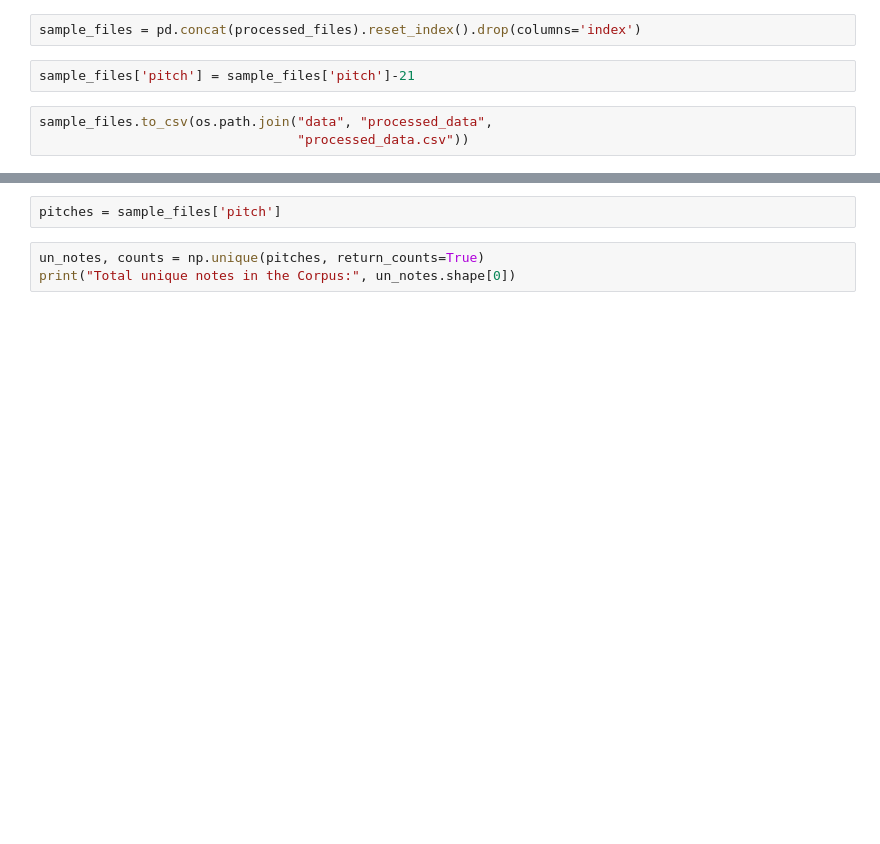
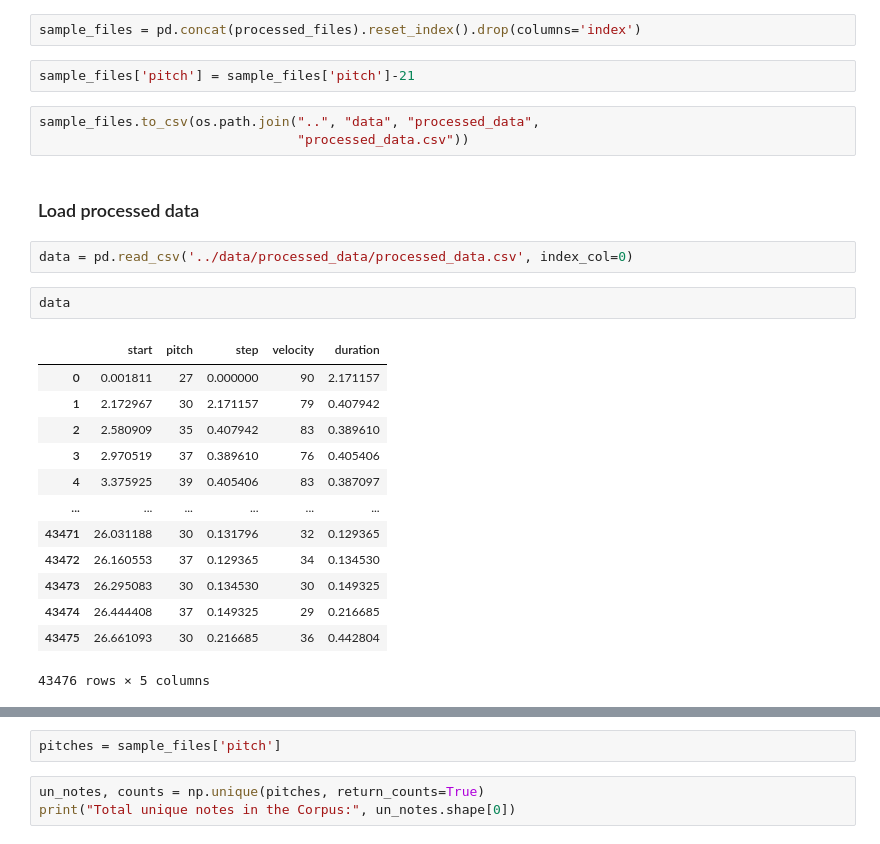
Before and after one commit to Karlobyo/composer_electronifire, a Jupyter notebook: notebooks/multivariate_model.ipynb, the cells around one changed output, grey strips where cells are left out. Cells and saved outputs as stored; diff of their text form; blank space fills up the shorter version.

```diff
--- a/notebooks/multivariate_model.ipynb
+++ b/notebooks/multivariate_model.ipynb
@@ -107,6 +96,26 @@ sample_files = pd.concat(processed_files).reset_index().drop(columns='index')
 # %%
 sample_files['pitch'] = sample_files['pitch']-21
 # %%
-sample_files.to_csv(os.path.join("data", "processed_data",
+sample_files.to_csv(os.path.join("..", "data", "processed_data",
                                  "processed_data.csv"))
+# %% [markdown]
+### Load processed data
+# %%
+data = pd.read_csv('../data/processed_data/processed_data.csv', index_col=0)
+# %%
+data
+# %% [output]
+|  | start | pitch | step | velocity | duration |
+| 0 | 0.001811 | 27 | 0.000000 | 90 | 2.171157 |
+| 1 | 2.172967 | 30 | 2.171157 | 79 | 0.407942 |
+| 2 | 2.580909 | 35 | 0.407942 | 83 | 0.389610 |
+| 3 | 2.970519 | 37 | 0.389610 | 76 | 0.405406 |
+| 4 | 3.375925 | 39 | 0.405406 | 83 | 0.387097 |
+| ... | ... | ... | ... | ... | ... |
+| 43471 | 26.031188 | 30 | 0.131796 | 32 | 0.129365 |
+| 43472 | 26.160553 | 37 | 0.129365 | 34 | 0.134530 |
+| 43473 | 26.295083 | 30 | 0.134530 | 30 | 0.149325 |
+| 43474 | 26.444408 | 37 | 0.149325 | 29 | 0.216685 |
+| 43475 | 26.661093 | 30 | 0.216685 | 36 | 0.442804 |
+43476 rows × 5 columns
 # %% [markdown]
```
Also changed, not shown: parts of 24 cells of this notebook, 37 other files.
